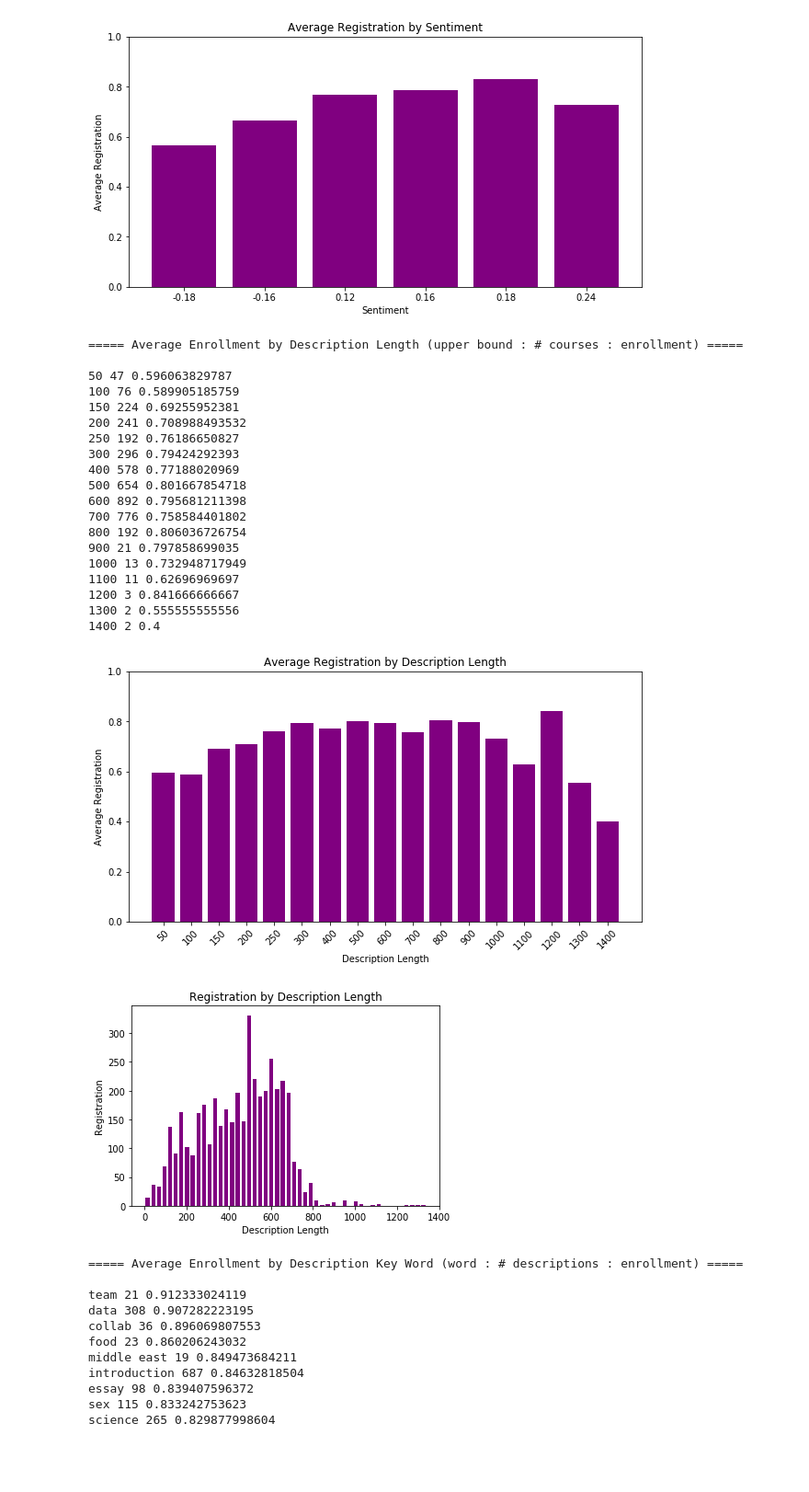
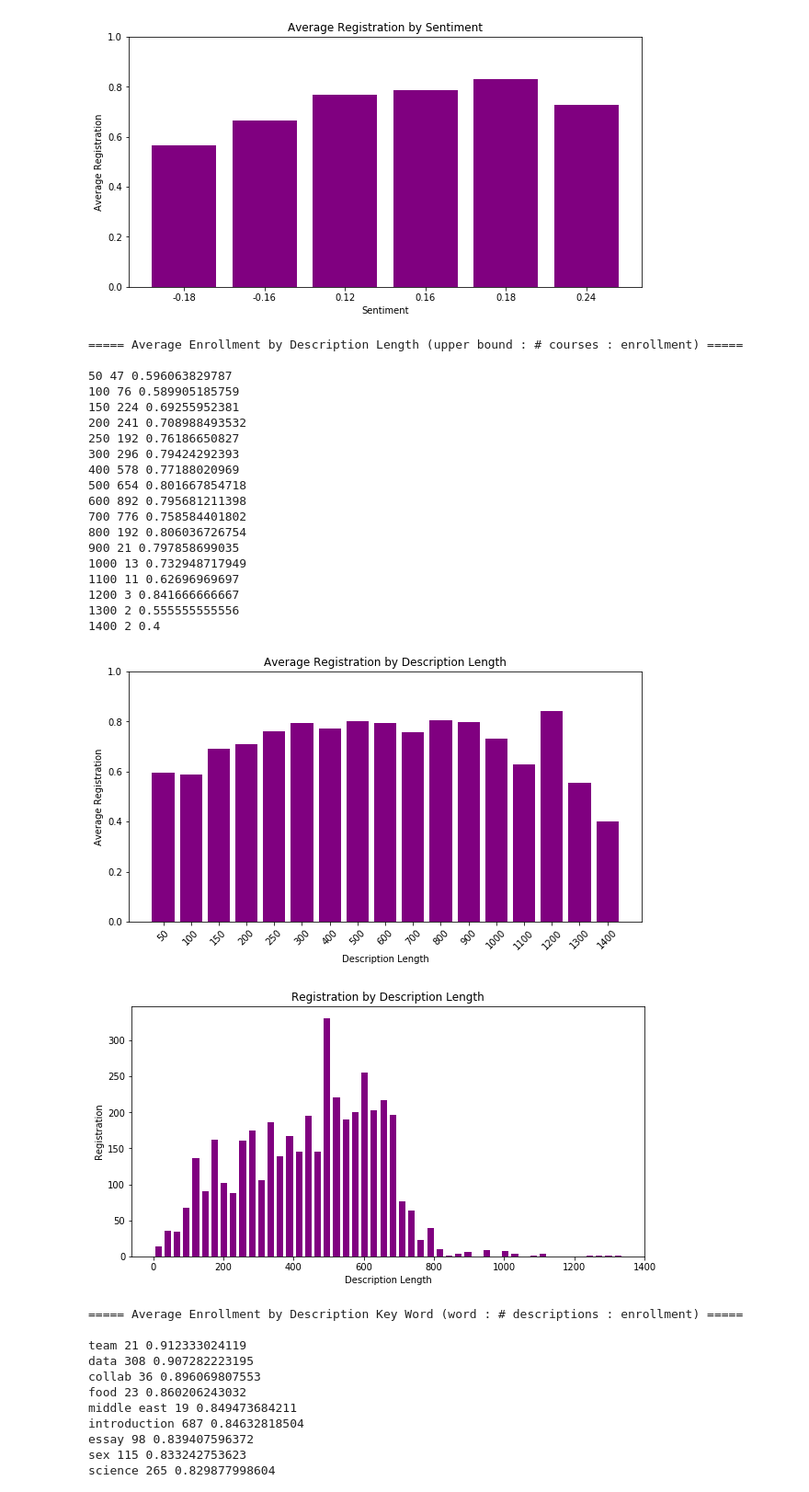
Before and after one commit to haseleyi/V-Big-Data, a Jupyter notebook: Big Data Final Project.ipynb, the cells around one changed output. Shown at 92% size. Cells and saved outputs as stored; diff of their text form; code cells hidden in the pictures; blank space fills up the shorter version.

```diff
--- a/Big Data Final Project.ipynb
+++ b/Big Data Final Project.ipynb
@@ -531,34 +531,35 @@ plt.show()
 x = all_summaries
 hist, bins = np.histogram(x, bins=50)
 width = 0.7 * (bins[1] - bins[0])
 center = (bins[:-1] + bins[1:]) / 2
+fig = plt.figure(figsize=(10,5))
 plt.bar(center, hist, align='center', width=width, color = 'purple')
 plt.title("Registration by Description Length")
 plt.xlabel("Description Length")
 plt.ylabel("Registration")
 plt.show()
 # %% [output]
 ===== Average Enrollment by Description Length (upper bound : # courses : enrollment) =====
 
 50 47 0.596063829787
 100 76 0.589905185759
 150 224 0.69255952381
 200 241 0.708988493532
 250 192 0.76186650827
 300 296 0.79424292393
 400 578 0.77188020969
 500 654 0.801667854718
 600 892 0.795681211398
 700 776 0.758584401802
 800 192 0.806036726754
 900 21 0.797858699035
 1000 13 0.732948717949
 1100 11 0.62696969697
 1200 3 0.841666666667
 1300 2 0.555555555556
 1400 2 0.4
 [figure]
-[figure, old version]
+[figure, new version]
 # %%
 # Analyze key words in course descriptions
 words_to_targets = defaultdict(list)
```
